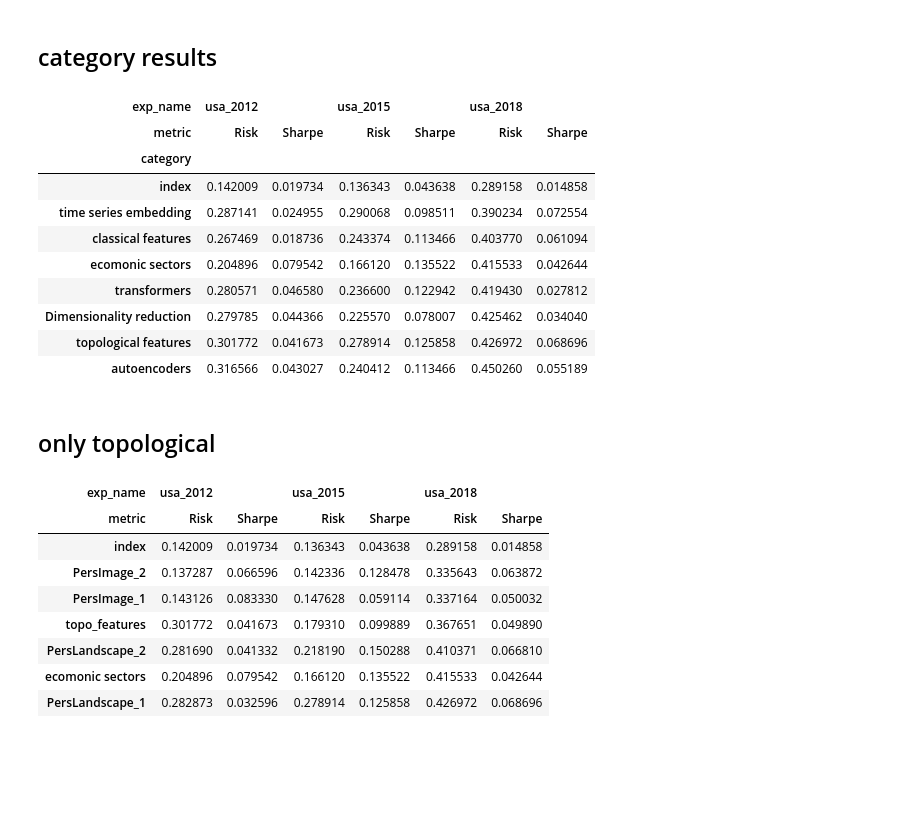
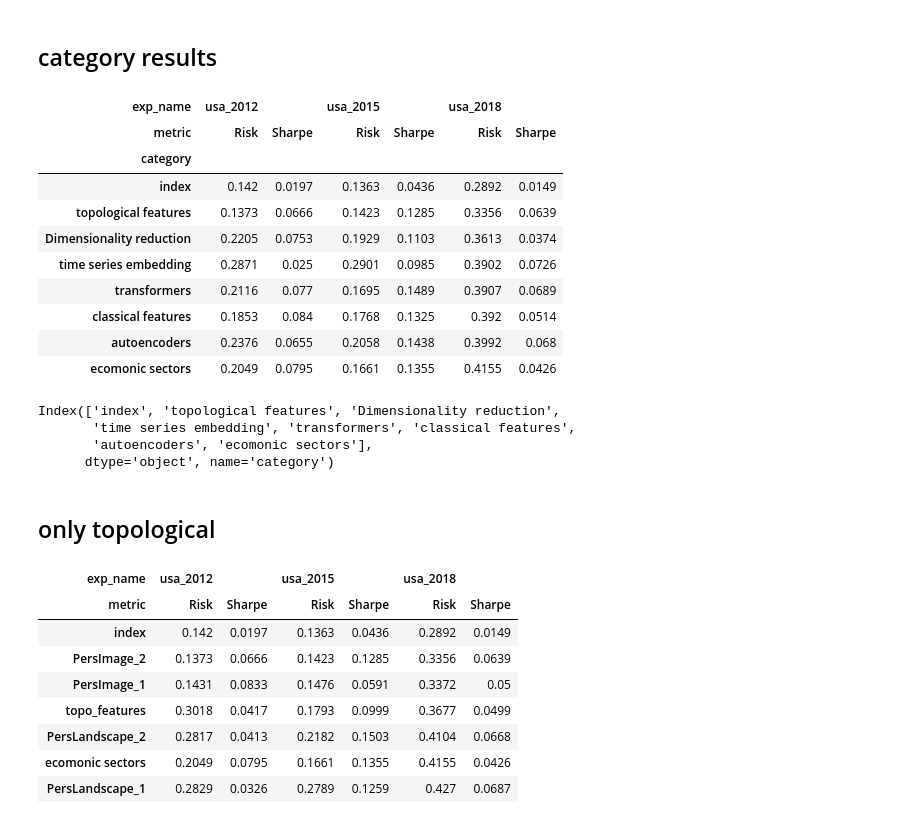
Before and after one commit to petrsokerin/Stock_clustering_paper, a Jupyter notebook: new_res_analysis.ipynb, the cells around one changed output. Cells and saved outputs as stored; diff of their text form; code cells hidden in the pictures; blank space fills up the shorter version.

```diff
--- a/new_res_analysis.ipynb
+++ b/new_res_analysis.ipynb
@@ -178,39 +182,47 @@ all_exp_pivot
 # %% [markdown]
 ## category results
 # %%
-all_experiments = all_experiments.sort_values(['Risk'], ascending=False)
+all_experiments = all_experiments.sort_values(['Risk'], ascending=True)
 all_experiments_gr = all_experiments.groupby(['exp_name', 'category'], as_index=False, sort=True).first()
 
 all_exp_melt = pd.melt(all_experiments_gr, id_vars=['exp_name', 'category', 'emb_model', 'clust_model'],
         value_vars=['Risk', 'Sharpe'], var_name='metric', value_name='value')
 
-all_exp_pivot = all_exp_melt.pivot(index='category', columns=['exp_name', 'metric'], values=['value'])
+all_exp_pivot = all_exp_melt.pivot(index=['category'], columns=['exp_name', 'metric'], values=['value'])
 all_exp_pivot.columns = all_exp_pivot.columns.droplevel()
 all_exp_pivot = all_exp_pivot.sort_index(axis=1, level=0)
 all_exp_pivot.sort_values([('usa_2018', 'Risk')], inplace=True)
+all_exp_pivot = all_exp_pivot.apply(lambda x: round(x, 4))
+all_exp_pivot = all_exp_pivot.astype('str')
+
 
 all_exp_pivot.to_excel('results/tables/categories.xlsx')
 
 all_exp_pivot
 # %% [output]
 | exp_name | usa_2012 |  | usa_2015 |  | usa_2018 |  |
 | metric | Risk | Sharpe | Risk | Sharpe | Risk | Sharpe |
 | category |  |  |  |  |  |  |
-| index | 0.142009 | 0.019734 | 0.136343 | 0.043638 | 0.289158 | 0.014858 |
-| time series embedding | 0.287141 | 0.024955 | 0.290068 | 0.098511 | 0.390234 | 0.072554 |
-| classical features | 0.267469 | 0.018736 | 0.243374 | 0.113466 | 0.403770 | 0.061094 |
-| ecomonic sectors | 0.204896 | 0.079542 | 0.166120 | 0.135522 | 0.415533 | 0.042644 |
-| transformers | 0.280571 | 0.046580 | 0.236600 | 0.122942 | 0.419430 | 0.027812 |
-| Dimensionality reduction | 0.279785 | 0.044366 | 0.225570 | 0.078007 | 0.425462 | 0.034040 |
-| topological features | 0.301772 | 0.041673 | 0.278914 | 0.125858 | 0.426972 | 0.068696 |
-| autoencoders | 0.316566 | 0.043027 | 0.240412 | 0.113466 | 0.450260 | 0.055189 |
+| index | 0.142 | 0.0197 | 0.1363 | 0.0436 | 0.2892 | 0.0149 |
+| topological features | 0.1373 | 0.0666 | 0.1423 | 0.1285 | 0.3356 | 0.0639 |
+| Dimensionality reduction | 0.2205 | 0.0753 | 0.1929 | 0.1103 | 0.3613 | 0.0374 |
+| time series embedding | 0.2871 | 0.025 | 0.2901 | 0.0985 | 0.3902 | 0.0726 |
+| transformers | 0.2116 | 0.077 | 0.1695 | 0.1489 | 0.3907 | 0.0689 |
+| classical features | 0.1853 | 0.084 | 0.1768 | 0.1325 | 0.392 | 0.0514 |
+| autoencoders | 0.2376 | 0.0655 | 0.2058 | 0.1438 | 0.3992 | 0.068 |
+| ecomonic sectors | 0.2049 | 0.0795 | 0.1661 | 0.1355 | 0.4155 | 0.0426 |
+# %%
+all_exp_pivot.index
+# %% [output]
+Index(['index', 'topological features', 'Dimensionality reduction',
+       'time series embedding', 'transformers', 'classical features',
+       'autoencoders', 'ecomonic sectors'],
+      dtype='object', name='category')
 # %% [markdown]
 ## only topological
 # %%
-all_experiments = all_experiments.sort_values(['Risk'], ascending=False)
 save_categories = ['topological features', 'index', 'ecomonic sectors']
 all_experiments_selected = all_experiments.query('category in @save_categories')
-#all_experiments_gr = all_experiments.groupby(['exp_name', 'category'], as_index=False, sort=True).first()
 
 all_exp_melt = pd.melt(all_experiments_selected, id_vars=['exp_name', 'category', 'emb_model', 'clust_model'],
         value_vars=['Risk', 'Sharpe'], var_name='metric', value_name='value')
@@ -222,6 +234,8 @@ all_exp_pivot.sort_values([('usa_2018', 'Risk')], inplace=True)
 dict_rename = {'sp500':'index', 'sectors': 'ecomonic sectors '}
 all_exp_pivot.index = [dict_rename[cat_name] if cat_name in dict_rename else cat_name
                        for cat_name in all_exp_pivot.index]
+all_exp_pivot = all_exp_pivot.apply(lambda x: round(x, 4))
+all_exp_pivot = all_exp_pivot.astype('str')
 
 all_exp_pivot.to_excel('results/tables/topological.xlsx')
 
@@ -229,10 +243,10 @@ all_exp_pivot
 # %% [output]
 | exp_name | usa_2012 |  | usa_2015 |  | usa_2018 |  |
 | metric | Risk | Sharpe | Risk | Sharpe | Risk | Sharpe |
-| index | 0.142009 | 0.019734 | 0.136343 | 0.043638 | 0.289158 | 0.014858 |
-| PersImage_2 | 0.137287 | 0.066596 | 0.142336 | 0.128478 | 0.335643 | 0.063872 |
-| PersImage_1 | 0.143126 | 0.083330 | 0.147628 | 0.059114 | 0.337164 | 0.050032 |
-| topo_features | 0.301772 | 0.041673 | 0.179310 | 0.099889 | 0.367651 | 0.049890 |
-| PersLandscape_2 | 0.281690 | 0.041332 | 0.218190 | 0.150288 | 0.410371 | 0.066810 |
-| ecomonic sectors | 0.204896 | 0.079542 | 0.166120 | 0.135522 | 0.415533 | 0.042644 |
-| PersLandscape_1 | 0.282873 | 0.032596 | 0.278914 | 0.125858 | 0.426972 | 0.068696 |
+| index | 0.142 | 0.0197 | 0.1363 | 0.0436 | 0.2892 | 0.0149 |
+| PersImage_2 | 0.1373 | 0.0666 | 0.1423 | 0.1285 | 0.3356 | 0.0639 |
+| PersImage_1 | 0.1431 | 0.0833 | 0.1476 | 0.0591 | 0.3372 | 0.05 |
+| topo_features | 0.3018 | 0.0417 | 0.1793 | 0.0999 | 0.3677 | 0.0499 |
+| PersLandscape_2 | 0.2817 | 0.0413 | 0.2182 | 0.1503 | 0.4104 | 0.0668 |
+| ecomonic sectors | 0.2049 | 0.0795 | 0.1661 | 0.1355 | 0.4155 | 0.0426 |
+| PersLandscape_1 | 0.2829 | 0.0326 | 0.2789 | 0.1259 | 0.427 | 0.0687 |
```
Also changed, not shown: parts of 11 cells of this notebook, 2 other files.
